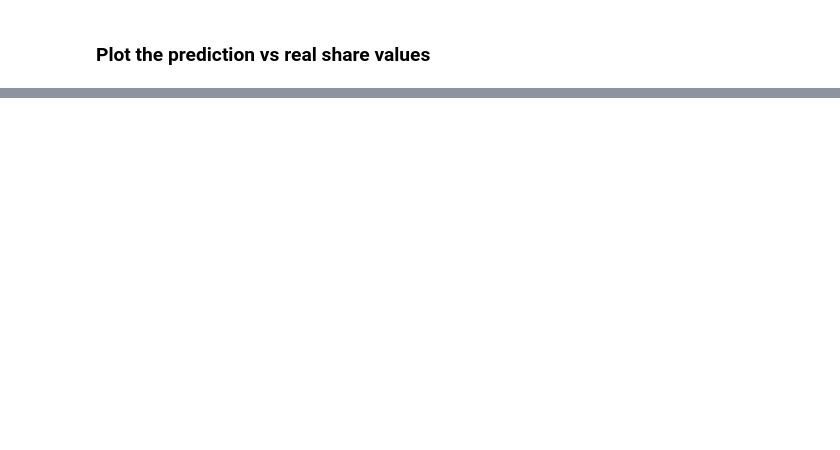
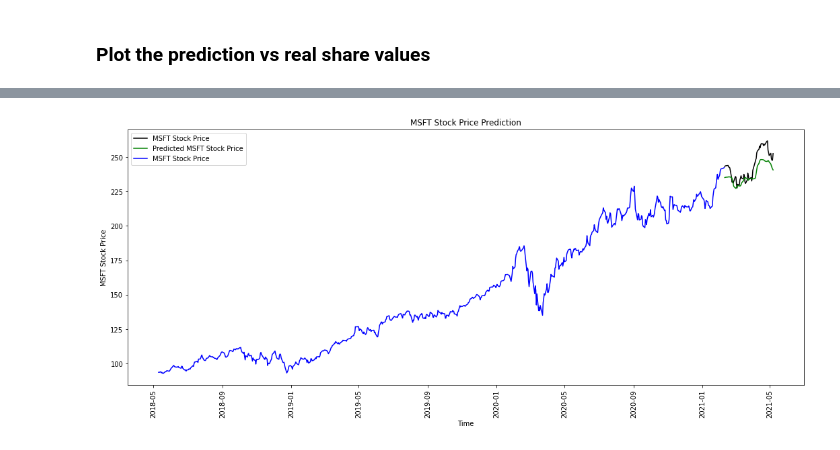
Before and after one commit to komaljoshi-sjsu/stock-prediction, a Jupyter notebook: lstm/lstm.ipynb, the cells around one changed output, grey strips where cells are left out. Drawn from its saved outputs; the diff is of its cells as text; code cells hidden in the pictures; blank space fills up the shorter version.

```diff
--- a/lstm/lstm.ipynb
+++ b/lstm/lstm.ipynb
@@ -254,0 +280,5 @@ prediction_vs_real(stock_symbol, testing_dataframe, predicted_stock_price_datafr
+# %%
+stock_symbol = 'MSFT'
+ohlc_avg = get_ohlc_avg(stock_symbol, '3y')
+print(ohlc_avg.shape)
+ohlc_avg.head()
@@ -254,0 +299,4 @@ prediction_vs_real(stock_symbol, testing_dataframe, predicted_stock_price_datafr
+# %%
+training_dataset = training_dataframe.values
+training_dataset_scaled = np.copy(training_dataset)
+transformer = fit_data_scalar(training_dataset_scaled)
@@ -254,0 +357,4 @@ prediction_vs_real(stock_symbol, testing_dataframe, predicted_stock_price_datafr
+# %%
+plot_full_graph(stock_symbol, testing_dataframe, predicted_stock_price_dataframe, training_dataframe)
+# %% [output]
+[figure, added]
```
Also changed, not shown: parts of 30 cells of this notebook, 1 other file.
